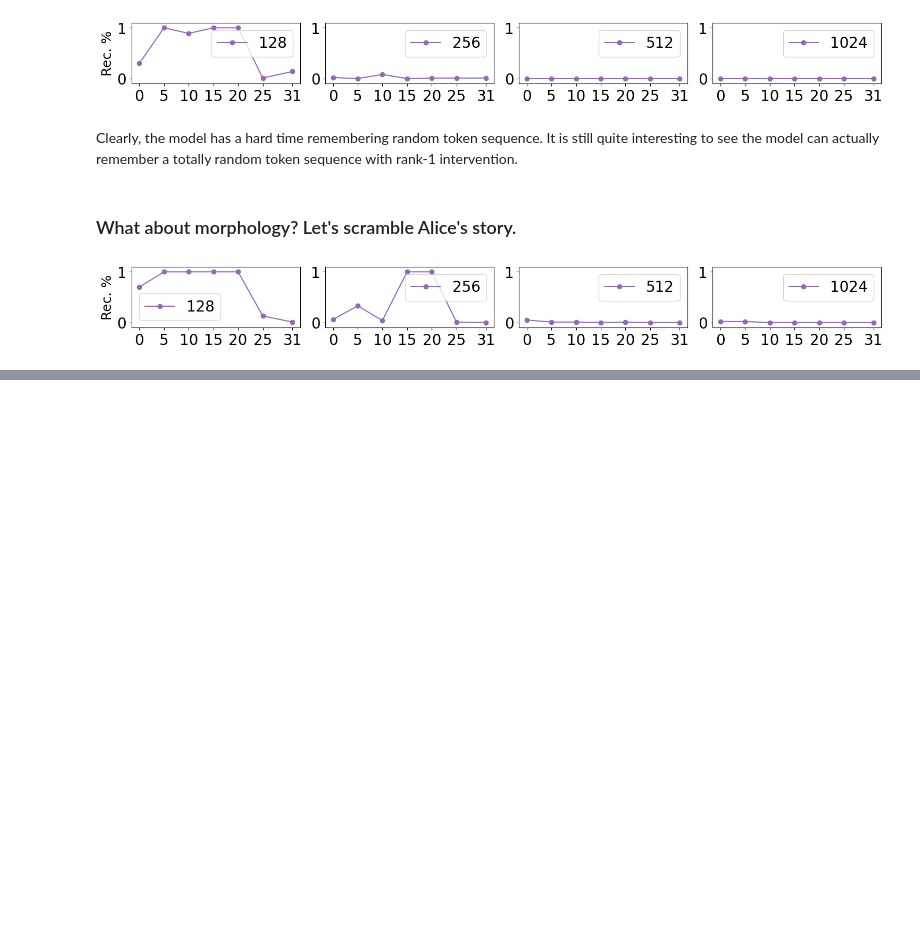
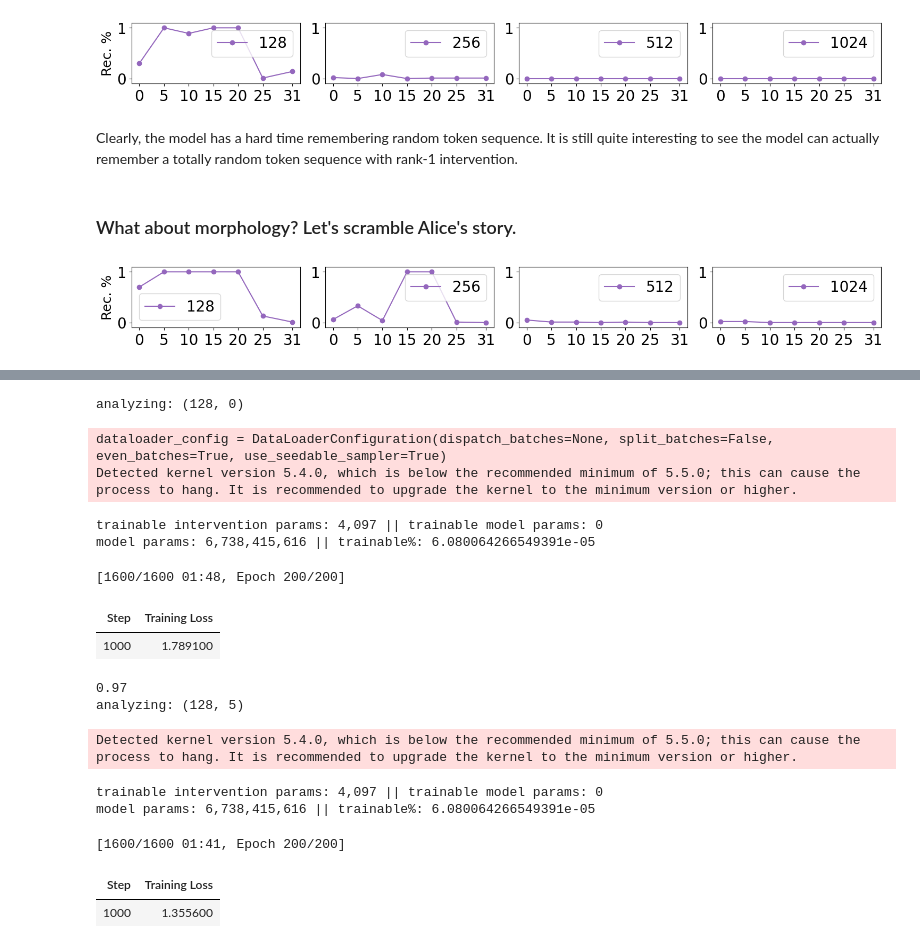
Before and after one commit to stanfordnlp/pyreft, a Jupyter notebook: examples/memorisation/reft_power.ipynb, the cells around one changed output, grey strips where cells are left out. Cells and saved outputs as stored; diff of their text form; code cells hidden in the pictures; blank space fills up the shorter version.

```diff
--- a/examples/memorisation/reft_power.ipynb
+++ b/examples/memorisation/reft_power.ipynb
@@ -44,7 +44,7 @@ def max_char_match_length(retrieved, golden):
 make_supervised_data_module = make_last_position_supervised_data_module
 # %%
 # load model (take 1 min)
-model_name_or_path = "yahma/llama-13b-hf" # yahma/llama-7b-hf or yahma/llama-13b-hf
+model_name_or_path = "yahma/llama-7b-hf" # yahma/llama-7b-hf or yahma/llama-13b-hf
 model = transformers.AutoModelForCausalLM.from_pretrained(
     model_name_or_path, torch_dtype=torch.bfloat16, device_map=device)
 
@@ -514,0 +518,78 @@ plt.show()
+# %%
+alice_content = open('./alice_in_wonderland.txt', 'r').readlines()
+alice_word = " ".join(alice_content).split(" ")
+alice_vocab = set([re.sub(r'[^\w\s]','', w.lower().strip()) for w in alice_word]) - {''}
+results = []
+# %%
+for max_pair in [128]:
+    for TARGET_LAYER in [0, 5, 10, 15, 20, 25, 31]:
+        print("analyzing:", (max_pair, TARGET_LAYER))
+        # generate access id to token mapping
+        alice_vocab_sampled = random.sample(list(alice_vocab), k=max_pair)
+        storage_access_ids = []
+        memo_tokens = []
+        for i in range(max_pair):
+            storage_access_ids += [f"RAND#ID{i}->"]
+            memo_tokens += [alice_vocab_sampled[i]]
+
+        # get reft model
+        reft_config = ReftConfig(representations={
+            "layer": TARGET_LAYER, "component": "block_output",
+            "intervention": ConsreftIntervention(
+            embed_dim=model.config.hidden_size,
+            low_rank_dimension=1)})
+        reft_model = get_reft_model(model, reft_config)
+        reft_model.print_trainable_parameters()
+
+        # get training data to train our intervention to remember the following sequence
+        data_module = make_last_position_supervised_data_module(
+            tokenizer, model, storage_access_ids, memo_tokens)
+
+        # train
+        training_args = transformers.TrainingArguments(
+            num_train_epochs=200.0, output_dir="./tmp", learning_rate=2e-3, report_to=[],
+            per_device_train_batch_size=16, logging_steps=1000,
+            save_strategy="no", evaluation_strategy="no"
+        )
+        trainer = ReftTrainerForCausalLM(
+            model=reft_model, tokenizer=tokenizer,
+            args=training_args, **data_module)
+        _ = trainer.train()
+
+        correct_count = 0
+        for i in range(max_pair):
+            eval_storage_access_id = f"RAND#ID{i}->"
+            prompt = tokenizer(eval_storage_access_id, return_tensors="pt").to("cuda")
+            base_unit_location = prompt["input_ids"].shape[-1] - 1  # last position
+            _, reft_response = reft_model.generate(
+                prompt, unit_locations={"sources->base": (None, [[[base_unit_location]]])},
+                intervene_on_prompt=True, max_new_tokens=10, do_sample=False,
+                eos_token_id=tokenizer.eos_token_id, early_stopping=True
+            )
+            retrieved_storage = tokenizer.decode(reft_response[0], skip_special_tokens=True)
+            retrieved_storage = retrieved_storage.split(eval_storage_access_id)[-1]
+            if retrieved_storage == memo_tokens[i]:
+                correct_count += 1
+        match_perc = round(correct_count/max_pair, 2)
+        results.append([max_pair, TARGET_LAYER, match_perc])
+        print(match_perc)
+# FILE_PATH = './memo_multitude_13B.json'
+# with open(FILE_PATH, 'w') as output_file:
+# 	json.dump(results, output_file, indent=2)
+# %% [output]
+analyzing: (128, 0)
+dataloader_config = DataLoaderConfiguration(dispatch_batches=None, split_batches=False, even_batches=True, use_seedable_sampler=True)
+Detected kernel version 5.4.0, which is below the recommended minimum of 5.5.0; this can cause the process to hang. It is recommended to upgrade the kernel to the minimum version or higher.
+trainable intervention params: 4,097 || trainable model params: 0
+model params: 6,738,415,616 || trainable%: 6.080064266549391e-05
+[1600/1600 01:48, Epoch 200/200]
+| Step | Training Loss |
+| 1000 | 1.789100 |
+0.97
+analyzing: (128, 5)
+Detected kernel version 5.4.0, which is below the recommended minimum of 5.5.0; this can cause the process to hang. It is recommended to upgrade the kernel to the minimum version or higher.
+trainable intervention params: 4,097 || trainable model params: 0
+model params: 6,738,415,616 || trainable%: 6.080064266549391e-05
+[1600/1600 01:41, Epoch 200/200]
+| Step | Training Loss |
+| 1000 | 1.355600 |
```
Also changed, not shown: parts of 4 cells of this notebook, 2 other files.
